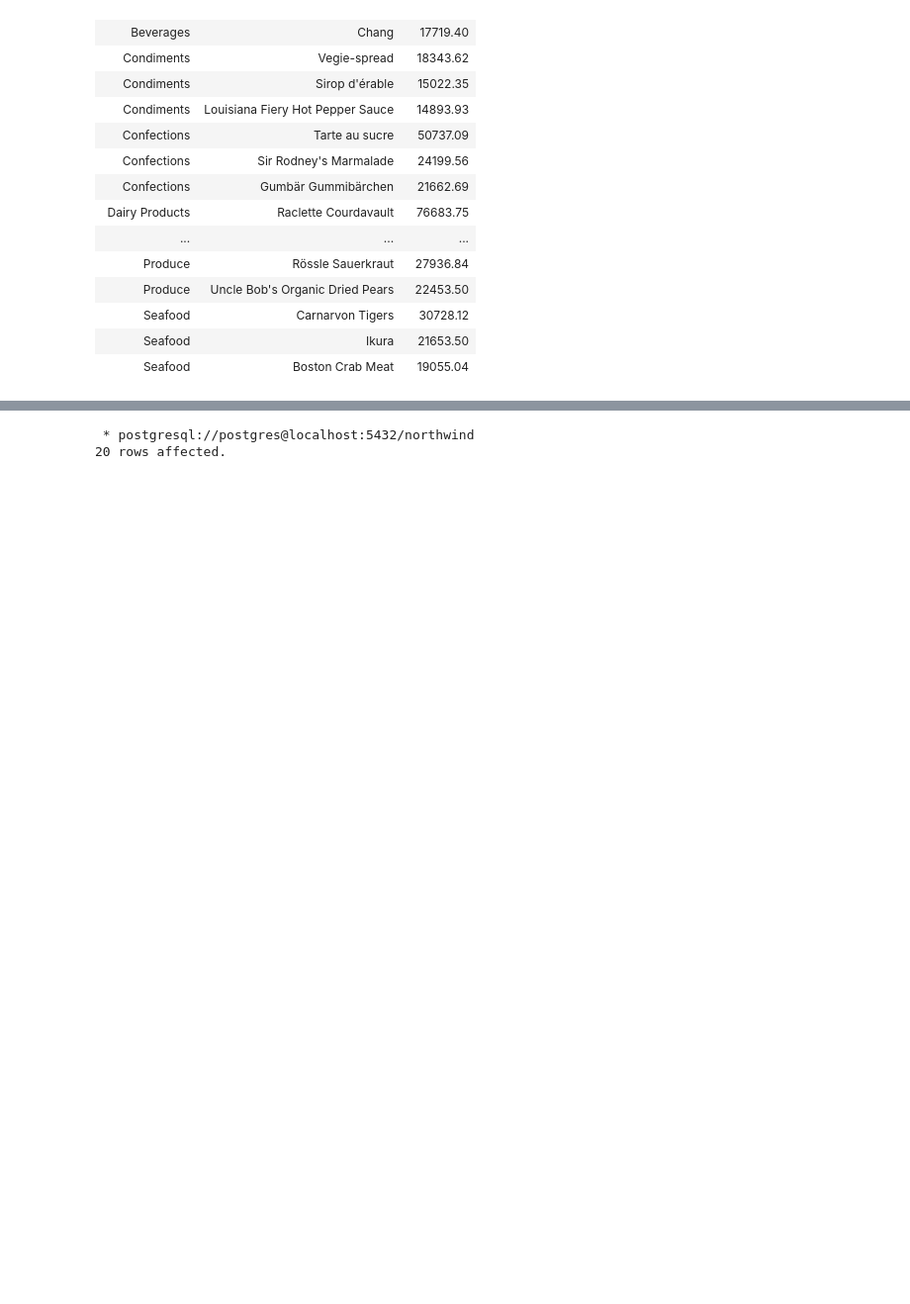
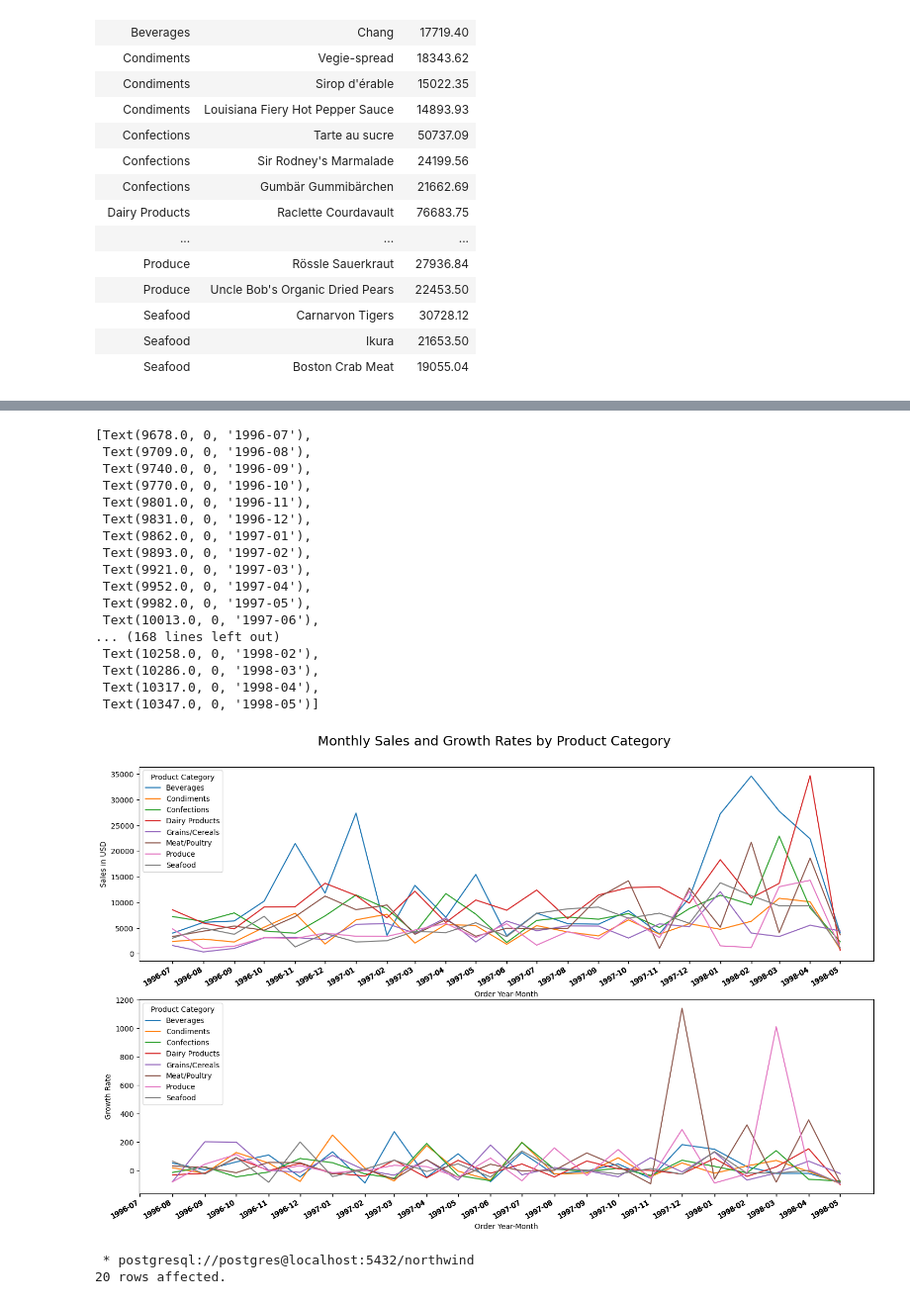
Before and after one commit to ddibara5/northwind-traders, a Jupyter notebook: northwind_traders.ipynb, the cells around one changed output, grey strips where cells are left out. Shown at 99% size. Cells and saved outputs as stored; diff of their text form; code cells hidden in the pictures; blank space fills up the shorter version.

```diff
--- a/northwind_traders.ipynb
+++ b/northwind_traders.ipynb
@@ -322,0 +338,4 @@ WINDOW w1 AS (PARTITION BY category_name ORDER BY order_month)
+# %%
+# Save sql query to a dataframe and plot using seaborn to monitor monthly trends in sales and growth rates
+df = category_sales.DataFrame()
+df
@@ -323,3 +356,43 @@ WINDOW w1 AS (PARTITION BY category_name ORDER BY order_month)
+# %%
+fig,ax = plt.subplots(2,1,figsize=(18,10))
+fig.suptitle('Monthly Sales and Growth Rates by Product Category', fontsize=18)
+fig.subplots_adjust(top=0.92)
+
+ax1 = sns.lineplot(x='order_month', y='total_sales', hue='category_name', data=df, ax=ax[0])
+ax1.set_ylabel('Sales in USD')
+ax1.set_xlabel('Order Year-Month')
+ax1.legend(title='Product Category')
+
+ax2 = sns.lineplot(x='order_month', y='growth_rate', hue='category_name', data=df, ax=ax[1])
+ax2.invert_yaxis()
+ax2.set_ylabel('Growth Rate')
+ax2.set_xlabel('Order Year-Month')
+ax2.legend(title='Product Category')
+
+df['order_month'] = pd.to_datetime(df['order_month'], utc=True)
+ax1.set_xticks(df['order_month'])
+ax1.set_xticklabels(df['order_month'].dt.strftime('%Y-%m'), rotation=30, ha='right')
+ax2.set_xticks(df['order_month'])
+ax2.set_xticklabels(df['order_month'].dt.strftime('%Y-%m'), rotation=30, ha='right')
+# %% [output]
+[Text(9678.0, 0, '1996-07'),
+ Text(9709.0, 0, '1996-08'),
+ Text(9740.0, 0, '1996-09'),
+ Text(9770.0, 0, '1996-10'),
+ Text(9801.0, 0, '1996-11'),
+ Text(9831.0, 0, '1996-12'),
+ Text(9862.0, 0, '1997-01'),
+ Text(9893.0, 0, '1997-02'),
+ Text(9921.0, 0, '1997-03'),
+ Text(9952.0, 0, '1997-04'),
+ Text(9982.0, 0, '1997-05'),
+ Text(10013.0, 0, '1997-06'),
+... (168 lines left out)
+ Text(10258.0, 0, '1998-02'),
+ Text(10286.0, 0, '1998-03'),
+ Text(10317.0, 0, '1998-04'),
+ Text(10347.0, 0, '1998-05')]
+[figure, added]
 # %%
 %%sql
 
```
Also changed, not shown: parts of 6 cells of this notebook, 1 other file.
